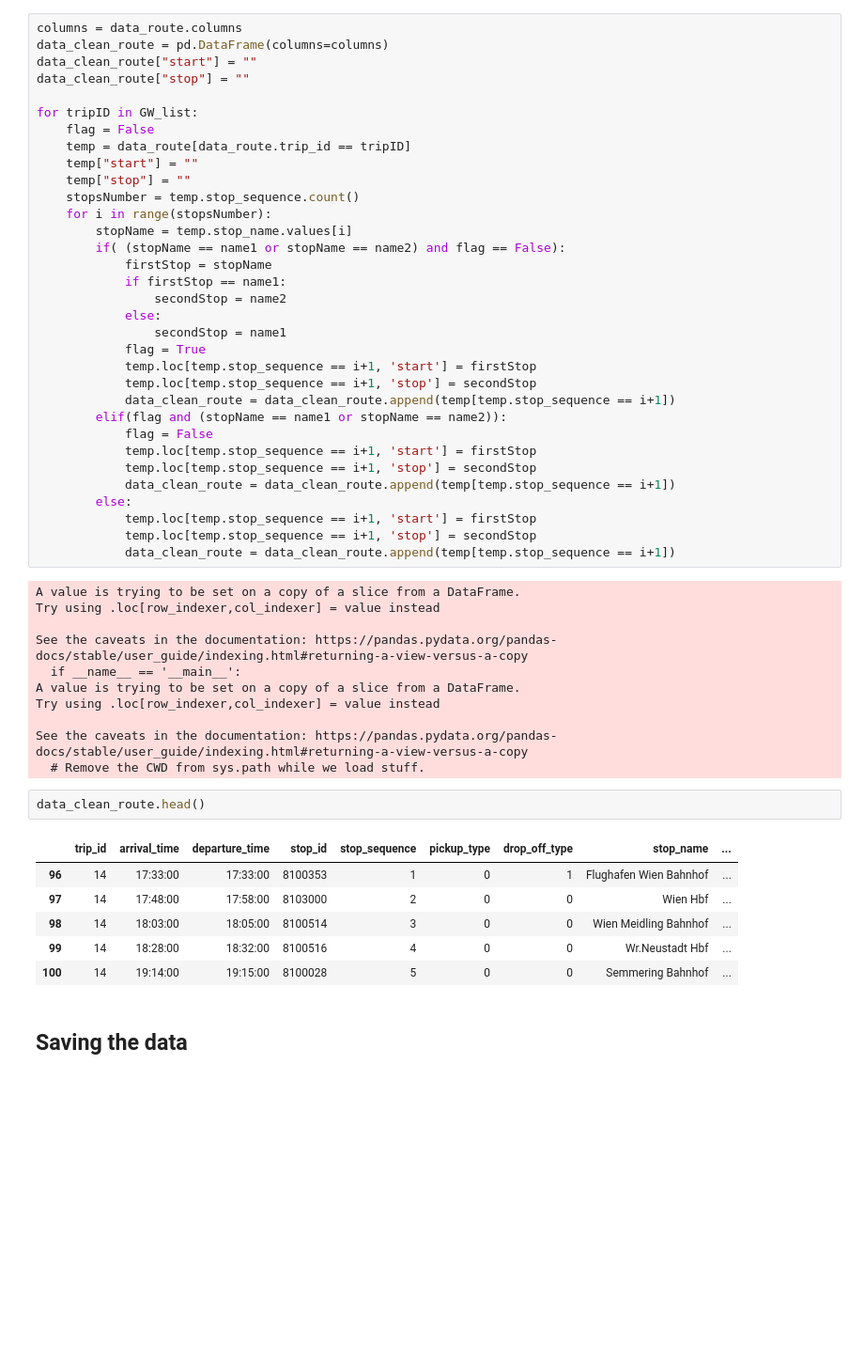
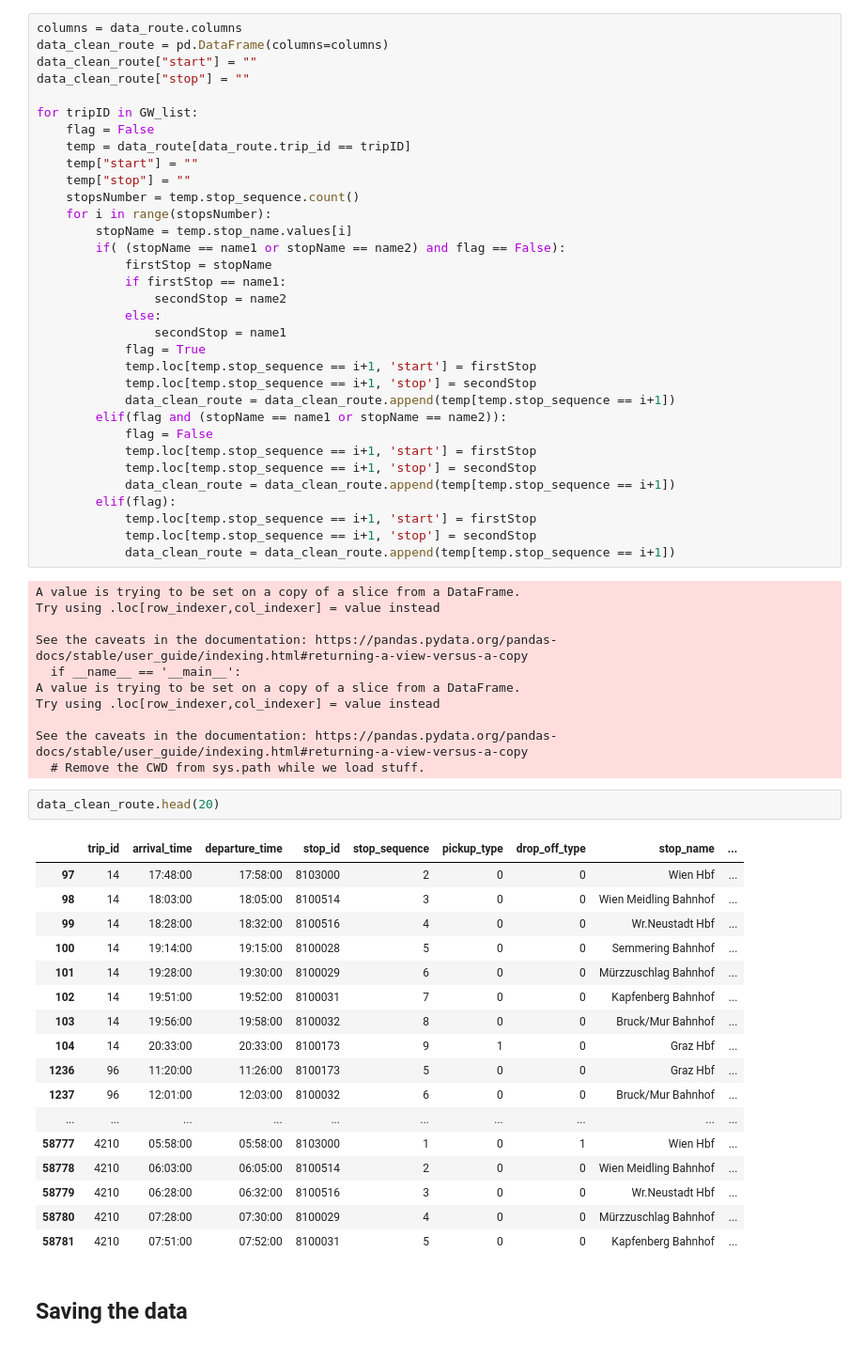
Before and after one commit to SvenCelin/Information-Visualisation, a Jupyter notebook: TryMe.ipynb, the cells around one changed output. Shown: that part at 94% size. Saved outputs shown, nothing was run; the diff lists cells and outputs as text; blank space fills up the shorter version.

```diff
--- a/TryMe.ipynb
+++ b/TryMe.ipynb
@@ -154,7 +148,7 @@ for tripID in GW_list:
             temp.loc[temp.stop_sequence == i+1, 'start'] = firstStop
             temp.loc[temp.stop_sequence == i+1, 'stop'] = secondStop
             data_clean_route = data_clean_route.append(temp[temp.stop_sequence == i+1])
-        else:
+        elif(flag):
             temp.loc[temp.stop_sequence == i+1, 'start'] = firstStop
             temp.loc[temp.stop_sequence == i+1, 'stop'] = secondStop
             data_clean_route = data_clean_route.append(temp[temp.stop_sequence == i+1])
@@ -170,14 +164,25 @@ Try using .loc[row_indexer,col_indexer] = value instead
 See the caveats in the documentation: https://pandas.pydata.org/pandas-docs/stable/user_guide/indexing.html#returning-a-view-versus-a-copy
   # Remove the CWD from sys.path while we load stuff.
 # %%
-data_clean_route.head()
+data_clean_route.head(20)
 # %% [output]
 |  | trip_id | arrival_time | departure_time | stop_id | stop_sequence | pickup_type | drop_off_type | stop_name | ... |
-| 96 | 14 | 17:33:00 | 17:33:00 | 8100353 | 1 | 0 | 1 | Flughafen Wien Bahnhof | ... |
 | 97 | 14 | 17:48:00 | 17:58:00 | 8103000 | 2 | 0 | 0 | Wien Hbf | ... |
 | 98 | 14 | 18:03:00 | 18:05:00 | 8100514 | 3 | 0 | 0 | Wien Meidling Bahnhof | ... |
 | 99 | 14 | 18:28:00 | 18:32:00 | 8100516 | 4 | 0 | 0 | Wr.Neustadt Hbf | ... |
 | 100 | 14 | 19:14:00 | 19:15:00 | 8100028 | 5 | 0 | 0 | Semmering Bahnhof | ... |
+| 101 | 14 | 19:28:00 | 19:30:00 | 8100029 | 6 | 0 | 0 | Mürzzuschlag Bahnhof | ... |
+| 102 | 14 | 19:51:00 | 19:52:00 | 8100031 | 7 | 0 | 0 | Kapfenberg Bahnhof | ... |
+| 103 | 14 | 19:56:00 | 19:58:00 | 8100032 | 8 | 0 | 0 | Bruck/Mur Bahnhof | ... |
+| 104 | 14 | 20:33:00 | 20:33:00 | 8100173 | 9 | 1 | 0 | Graz Hbf | ... |
+| 1236 | 96 | 11:20:00 | 11:26:00 | 8100173 | 5 | 0 | 0 | Graz Hbf | ... |
+| 1237 | 96 | 12:01:00 | 12:03:00 | 8100032 | 6 | 0 | 0 | Bruck/Mur Bahnhof | ... |
+| ... | ... | ... | ... | ... | ... | ... | ... | ... | ... |
+| 58777 | 4210 | 05:58:00 | 05:58:00 | 8103000 | 1 | 0 | 1 | Wien Hbf | ... |
+| 58778 | 4210 | 06:03:00 | 06:05:00 | 8100514 | 2 | 0 | 0 | Wien Meidling Bahnhof | ... |
+| 58779 | 4210 | 06:28:00 | 06:32:00 | 8100516 | 3 | 0 | 0 | Wr.Neustadt Hbf | ... |
+| 58780 | 4210 | 07:28:00 | 07:30:00 | 8100029 | 4 | 0 | 0 | Mürzzuschlag Bahnhof | ... |
+| 58781 | 4210 | 07:51:00 | 07:52:00 | 8100031 | 5 | 0 | 0 | Kapfenberg Bahnhof | ... |
 # %% [markdown]
 ## Saving the data
 # %%
```
Also changed, not shown: parts of 10 cells of this notebook, 1 other file.
